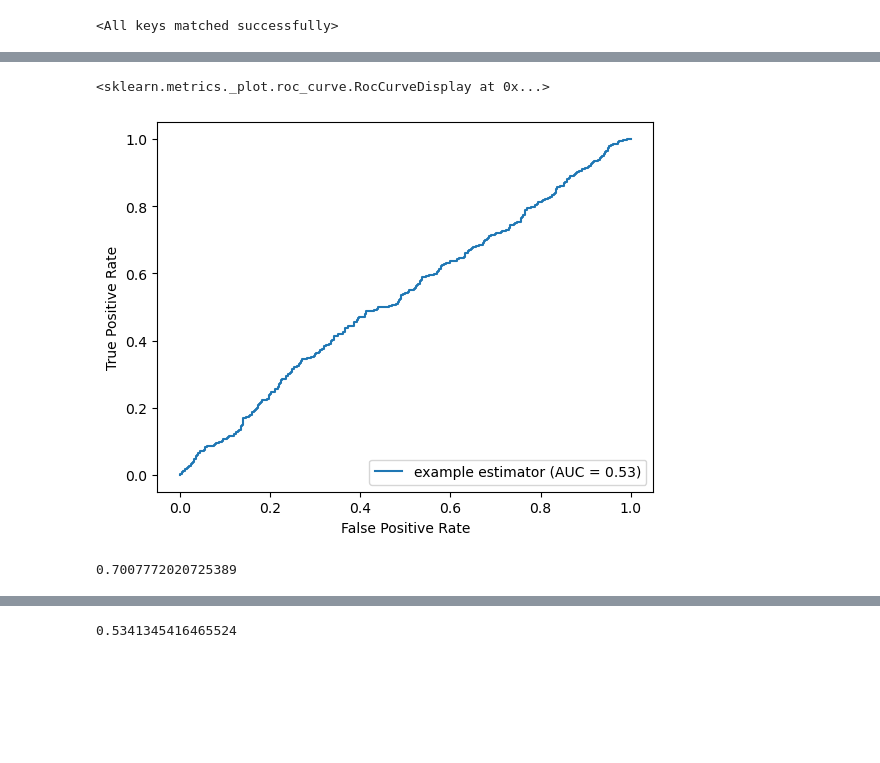
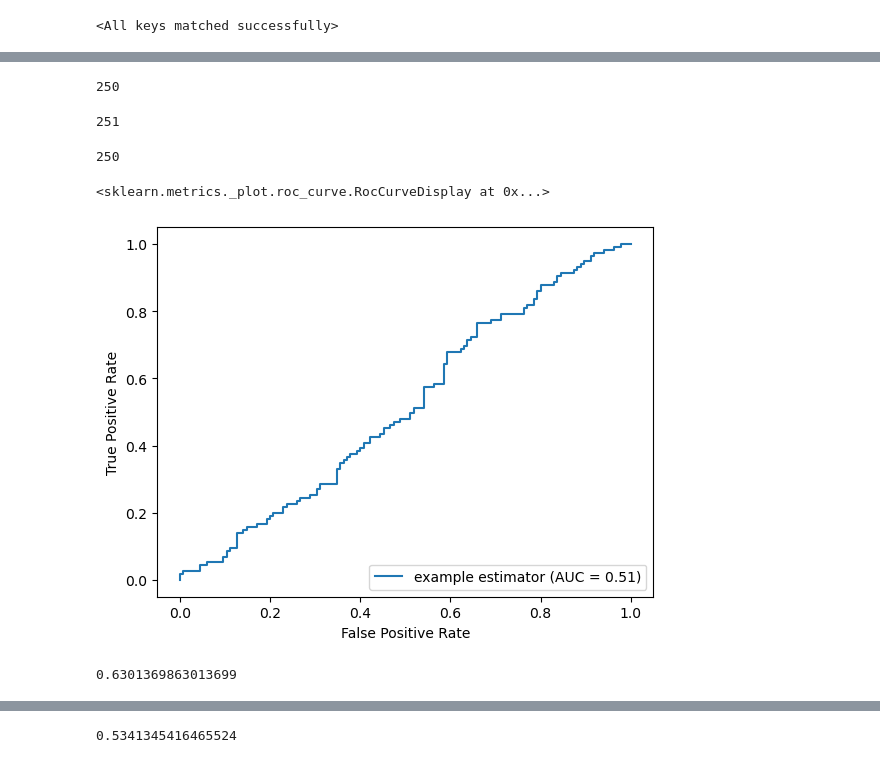
Before and after one commit to becauselol/stock_prediction, a Jupyter notebook: lstm/Own LSTM code predict Up or Down.ipynb, the cells around one changed output, grey strips where cells are left out. Saved outputs shown, nothing was run; the diff lists cells and outputs as text; code cells hidden in the pictures; blank space fills up the shorter version.

```diff
--- a/lstm/Own LSTM code predict Up or Down.ipynb
+++ b/lstm/Own LSTM code predict Up or Down.ipynb
@@ -155,5 +264,5 @@ torch.save(model.state_dict(), "only_stock_predict_directionality.pth")
 # %%
-model.load_state_dict(torch.load("first_predict_directionality.pth"))
+model.load_state_dict(torch.load(f"LSTM_{ticker}_epochs{n_epochs}_lookback{lookback}_lr{learning_rate}_batch{batch_size}_.pth"))
 # %% [output]
 <All keys matched successfully>
 # %%
@@ -170,19 +301,35 @@ sum([len(i) for i in model.parameters()])
 # %%
 with torch.no_grad():
+    pred = []
     # shift test predictions for plotting
-    data = model(X_test)
-    data = data.cpu()
-    test_plot = data[:, -1, :]
-    test_plot = list(i[0] for i in test_plot.numpy())
+    for i, (x, y) in enumerate(test_dataset):
+        x, y = x.to(device), y.to(device)
+        y_pred = model(x)
+        pred.append(y_pred[-1])
+# %%
+p = [float(i[0]) for i in pred[:-2]]
+# %%
+len(p)
+# %% [output]
+250
+# %%
+test_df.shape[0] - lookback
+# %% [output]
+251
+# %%
+a = test_df.loc[date_change_index:,"label"].tolist()
+a.pop();
+# %%
+len(a)
+# %% [output]
+250
 # %%
-y = np.array(test_label[lookback:])
-pred = np.array(test_plot)
-fpr, tpr, thresholds = metrics.roc_curve(y, pred)
+fpr, tpr, thresholds = metrics.roc_curve(a, p)
 roc_auc = metrics.auc(fpr, tpr)
 display = metrics.RocCurveDisplay(fpr=fpr, tpr=tpr, roc_auc=roc_auc,
                                    estimator_name='example estimator')
 display.plot()
 # %% [output]
 <sklearn.metrics._plot.roc_curve.RocCurveDisplay at 0x...>
-[figure, old version]
+[figure, new version]
 # %%
@@ -190,5 +337,5 @@ convert = [int(i > 0.5) for i in pred]
 # %%
-metrics.f1_score(y, np.array([1] * len(y)))
+metrics.f1_score(a, np.array([1] * len(a)))
 # %% [output]
-0.7007772020725389
+0.6301369863013699
 # %%
```
Also changed, not shown: parts of 49 cells of this notebook, 23 other files.
